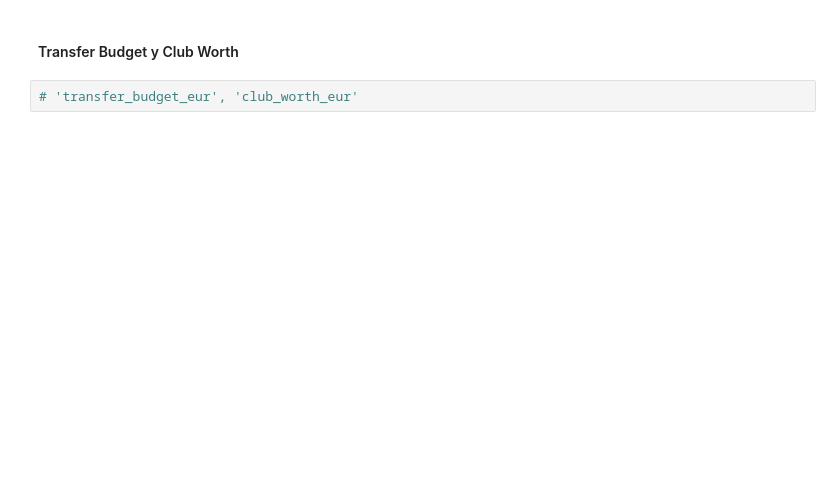
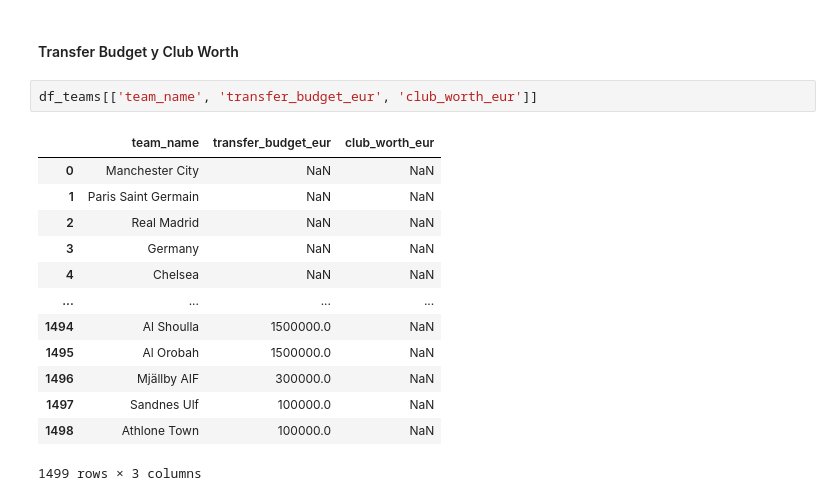
Before and after one commit to Tomaslopera/Fifa_Analysis, a Jupyter notebook: fifa23_analysis.ipynb, the cells around one changed output. Saved outputs shown, nothing was run; the diff lists cells and outputs as text; blank space fills up the shorter version.

Commit message:
Transfer Budget y Club Worth

```diff
--- a/fifa23_analysis.ipynb
+++ b/fifa23_analysis.ipynb
@@ -552,4 +595,18 @@ plt.show()
 # %% [markdown]
 #### Transfer Budget y Club Worth
 # %%
-# 'transfer_budget_eur', 'club_worth_eur'
+df_teams[['team_name', 'transfer_budget_eur', 'club_worth_eur']]
+# %% [output]
+|  | team_name | transfer_budget_eur | club_worth_eur |
+| 0 | Manchester City | NaN | NaN |
+| 1 | Paris Saint Germain | NaN | NaN |
+| 2 | Real Madrid | NaN | NaN |
+| 3 | Germany | NaN | NaN |
+| 4 | Chelsea | NaN | NaN |
+| ... | ... | ... | ... |
+| 1494 | Al Shoulla | 1500000.0 | NaN |
+| 1495 | Al Orobah | 1500000.0 | NaN |
+| 1496 | Mjällby AIF | 300000.0 | NaN |
+| 1497 | Sandnes Ulf | 100000.0 | NaN |
+| 1498 | Athlone Town | 100000.0 | NaN |
+1499 rows × 3 columns
```
Also changed, not shown: parts of 11 cells of this notebook.
